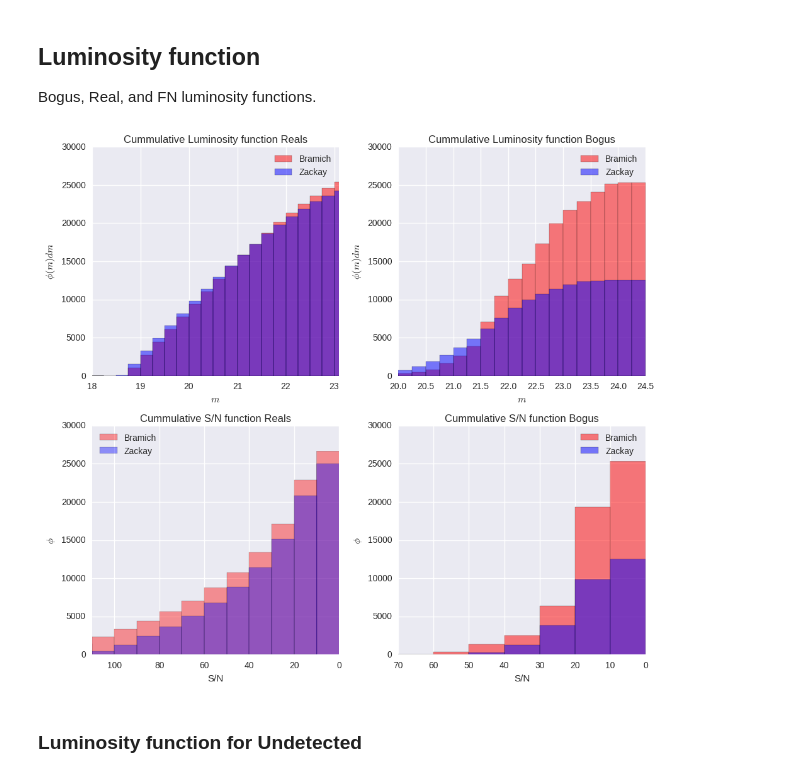
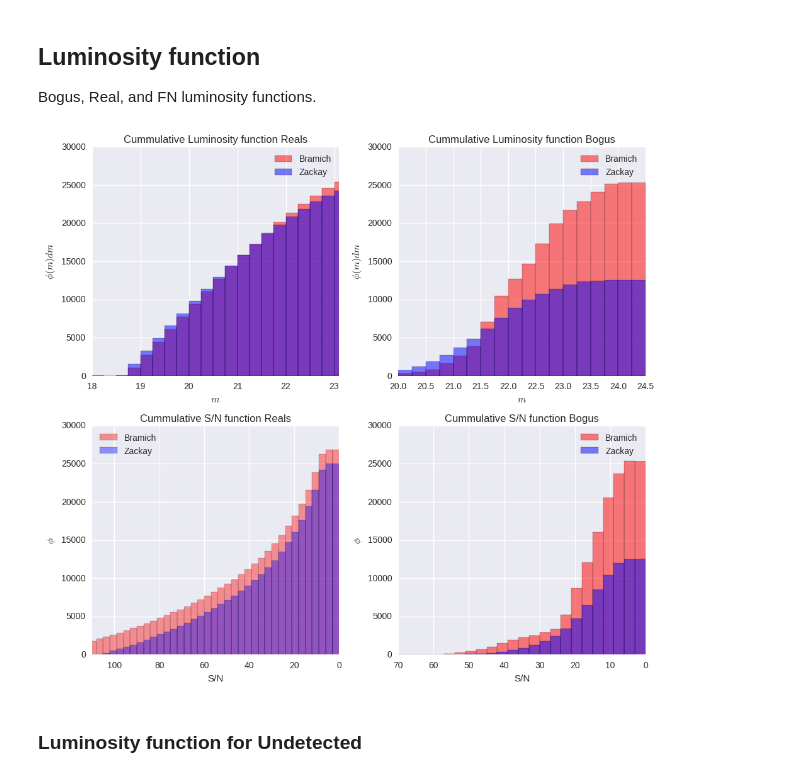
Before and after one commit to BrunoSanchez/RBMLearning, a Jupyter notebook: Plots.ipynb, the cells around one changed output. Saved outputs shown, nothing was run; the diff lists cells and outputs as text; code cells hidden in the pictures.

```diff
--- a/Plots.ipynb
+++ b/Plots.ipynb
@@ -228,38 +228,38 @@ plt.xlabel(r'$m$')
 plt.title('Cummulative Luminosity function Bogus')
 
 #signal to noise bins
-bins = np.arange(0, 140, 10)
+bins = np.arange(0, 140, 3)
 
 plt.subplot(223)
 plt.hist(reals_b.FLUX_ISO/reals_b.FLUXERR_ISO,  bins=bins, #shade=True,
             label='Bramich', color='red', cumulative=-1, alpha=0.4)
 plt.hist(reals_z.FLUX_ISO/reals_z.FLUXERR_ISO,  bins=bins, #shade=True,
          label='Zackay', color='blue', cumulative=-1, alpha=0.4)
 
 plt.xlim(110, 0)
 plt.title('Cummulative S/N function Reals')
 plt.legend(loc='best')
 plt.ylabel(r'$\phi$')
 plt.xlabel('S/N')
 
 plt.subplot(224)
 plt.hist(bogus_b.FLUX_ISO/bogus_b.FLUXERR_ISO, bins=bins,  #shade=True,
          label='Bramich', color='red', cumulative=-1, alpha=0.5)
 plt.hist(bogus_z.FLUX_ISO/bogus_z.FLUXERR_ISO, bins=bins,  #shade=True,
          label='Zackay', color='blue', cumulative=-1, alpha=0.5)
 
 plt.xlim(70, 0)
 plt.title('Cummulative S/N function Bogus')
 plt.ylabel(r'$\phi$')
 plt.legend(loc='best')
 plt.xlabel('S/N')
 
 plt.tight_layout()
 #plt.show()
 
-plt.savefig(os.path.join(plot_dir, 'luminosities_functions.png'), format='png')
+plt.savefig(os.path.join(plot_dir, 'luminosities_functions.png'), format='png', dpi=700)
 # %% [output]
-[figure, old version]
+[figure, new version]
 # %% [markdown]
 ### Luminosity function for Undetected
 # %%
```
Also changed, not shown: parts of 12 cells of this notebook, 1 other file.
